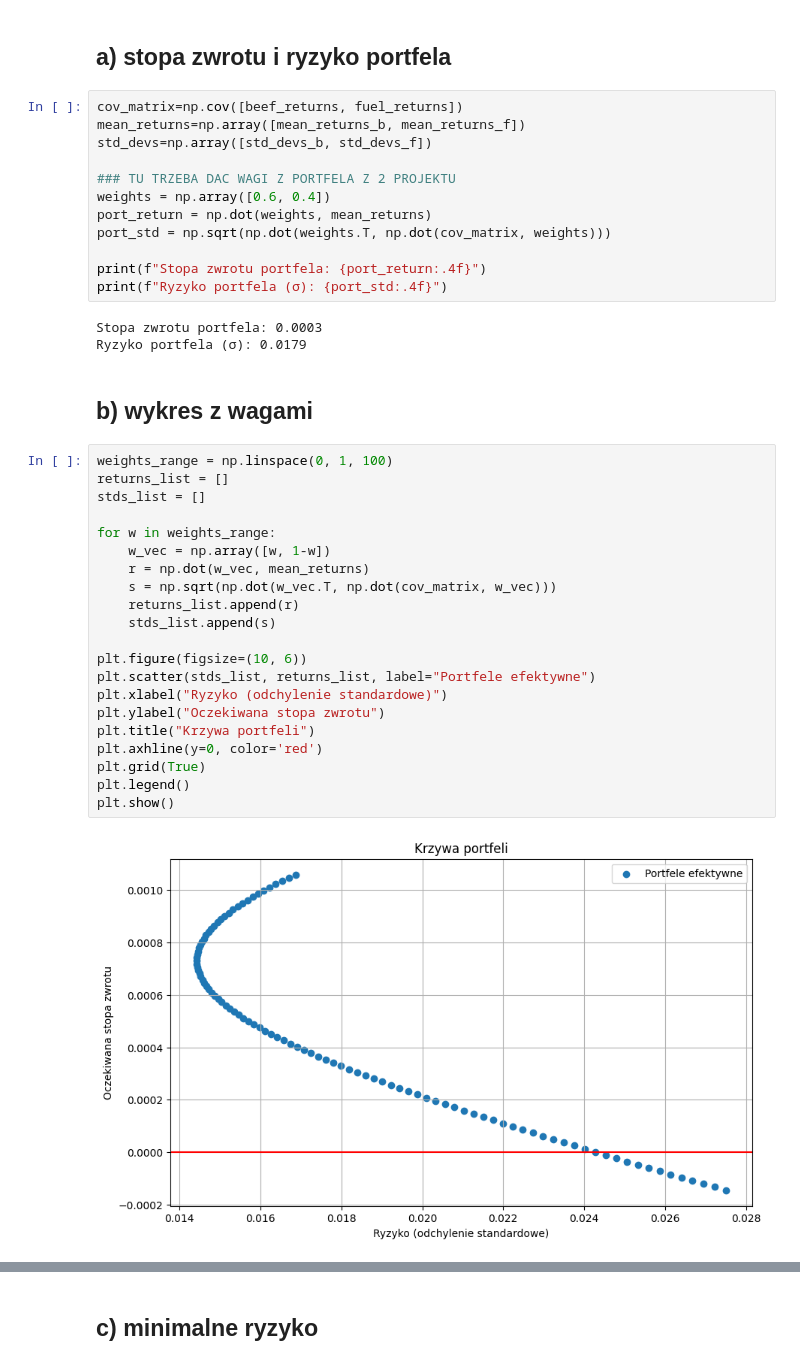
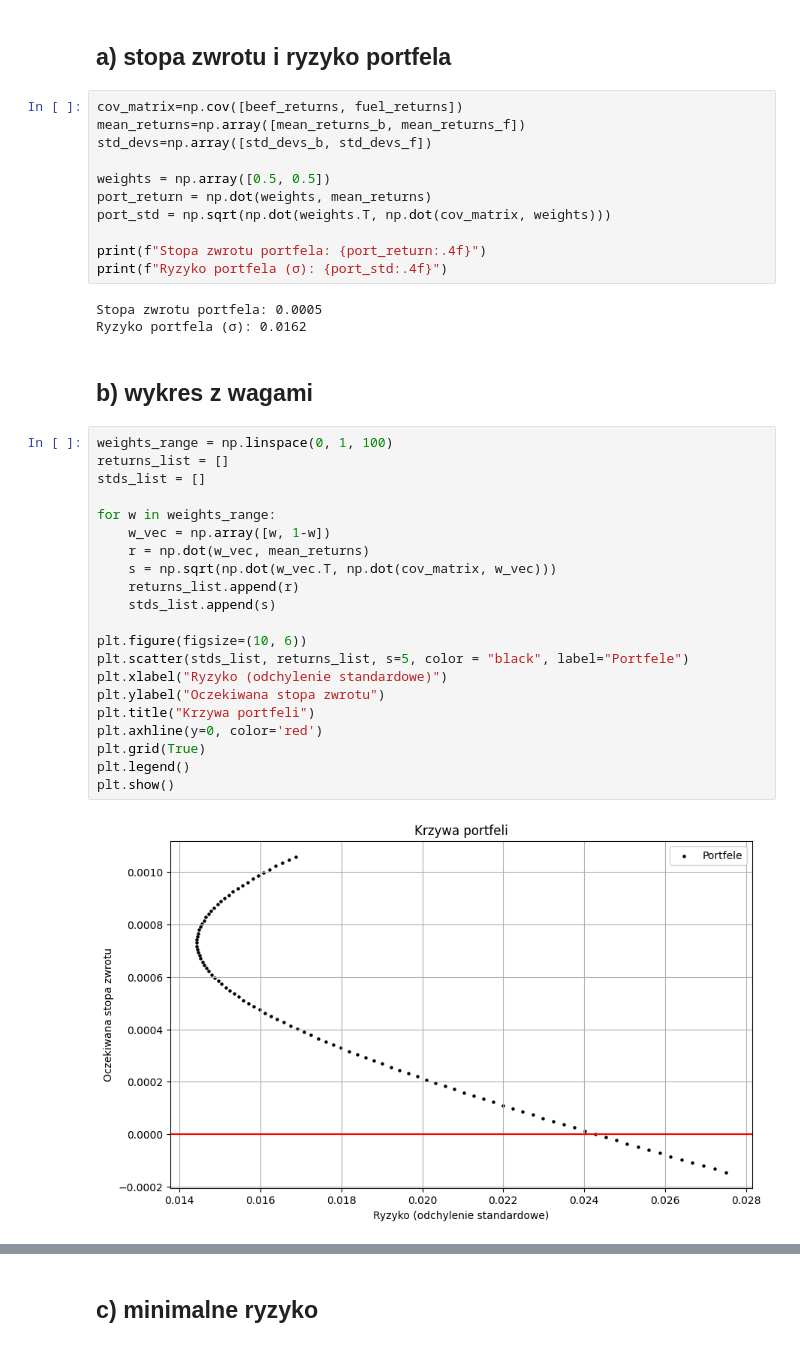
Before and after one commit to werpyr1003/Zarz-dzanie_ryzykiem_McDonald_Corporation, a Jupyter notebook: projekt_4/prez_4.ipynb, the cells around one changed output, grey strips where cells are left out. Drawn from its saved outputs; the diff is of its cells as text.

```diff
--- a/projekt_4/prez_4.ipynb
+++ b/projekt_4/prez_4.ipynb
@@ -66,38 +66,37 @@ cov_matrix=np.cov([beef_returns, fuel_returns])
 mean_returns=np.array([mean_returns_b, mean_returns_f])
 std_devs=np.array([std_devs_b, std_devs_f])
 
-### TU TRZEBA DAC WAGI Z PORTFELA Z 2 PROJEKTU
-weights = np.array([0.6, 0.4])
+weights = np.array([0.5, 0.5])
 port_return = np.dot(weights, mean_returns)
 port_std = np.sqrt(np.dot(weights.T, np.dot(cov_matrix, weights)))
 
 print(f"Stopa zwrotu portfela: {port_return:.4f}")
 print(f"Ryzyko portfela (σ): {port_std:.4f}")
 # %% [output]
-Stopa zwrotu portfela: 0.0003
-Ryzyko portfela (σ): 0.0179
+Stopa zwrotu portfela: 0.0005
+Ryzyko portfela (σ): 0.0162
 # %% [markdown]
 ## b) wykres z wagami
 # %%
 weights_range = np.linspace(0, 1, 100)
 returns_list = []
 stds_list = []
 
 for w in weights_range:
     w_vec = np.array([w, 1-w])
     r = np.dot(w_vec, mean_returns)
     s = np.sqrt(np.dot(w_vec.T, np.dot(cov_matrix, w_vec)))
     returns_list.append(r)
     stds_list.append(s)
 
 plt.figure(figsize=(10, 6))
-plt.scatter(stds_list, returns_list, label="Portfele efektywne")
+plt.scatter(stds_list, returns_list, s=5, color = "black", label="Portfele")
 plt.xlabel("Ryzyko (odchylenie standardowe)")
 plt.ylabel("Oczekiwana stopa zwrotu")
 plt.title("Krzywa portfeli")
 plt.axhline(y=0, color='red')
 plt.grid(True)
 plt.legend()
 plt.show()
 # %% [output]
-[figure, old version]
+[figure, new version]
```
Also changed, not shown: parts of 23 cells of this notebook.
